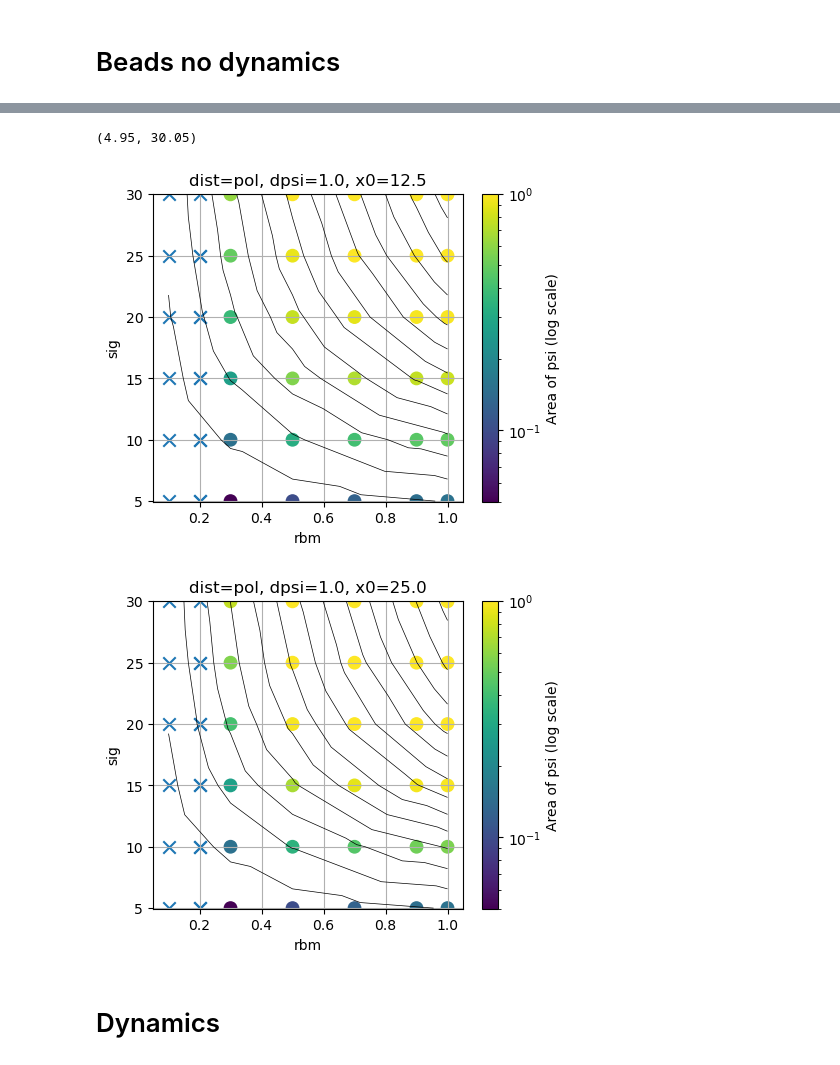
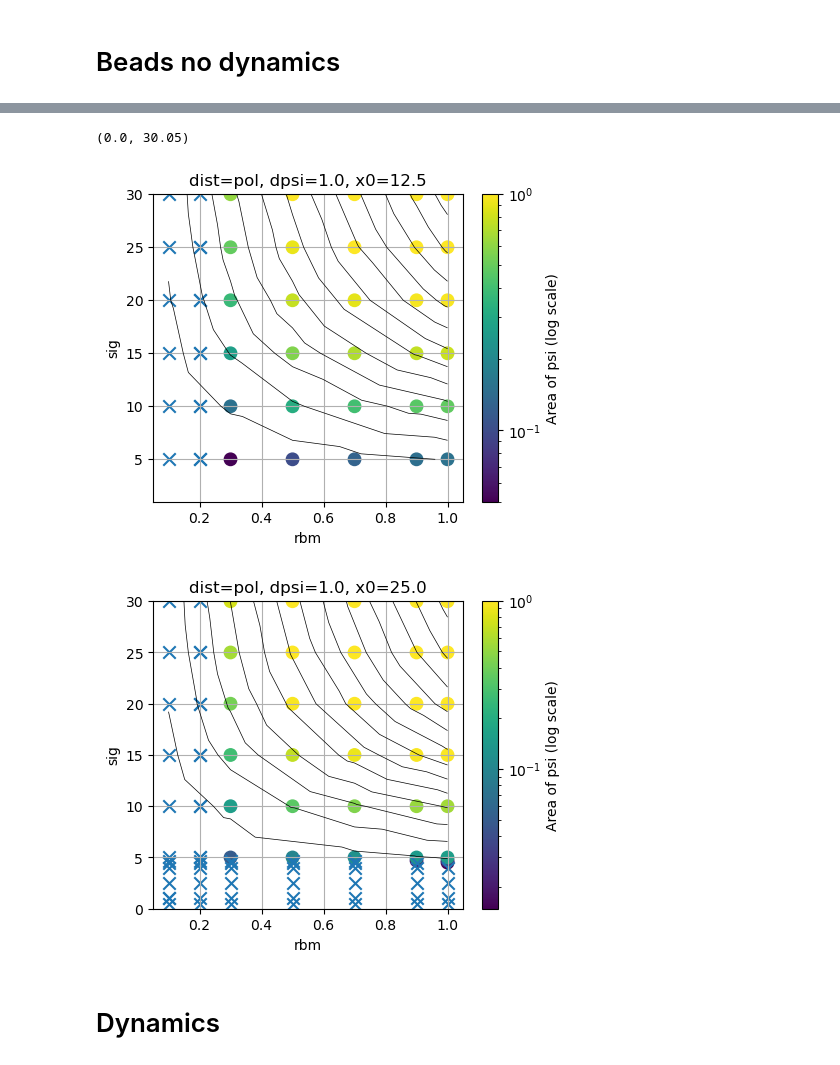
Before and after one commit to pvblop/Memory-Phase-Field-Models, a Jupyter notebook: equation_solver_gauss_dist/analysis_sweep.ipynb, the cells around one changed output, grey strips where cells are left out. Cells and saved outputs as stored; diff of their text form; code cells hidden in the pictures.

```diff
--- a/equation_solver_gauss_dist/analysis_sweep.ipynb
+++ b/equation_solver_gauss_dist/analysis_sweep.ipynb
@@ -324,38 +324,38 @@ plot_binary_phase_scatter(
 d = df.copy()
 d=d[d["x0"] == 12.5]
 sig = d["sig"].values
 rbm = d["rbm"].values
 Nb = d["Nb"].values
 ax.tricontour(rbm, sig, Nb, levels=14, linewidths=0.5, colors='k')
 plt.xlim(0.05, 1.05)
-plt.ylim(4.95, 30.05)
+plt.ylim(1.0, 30.05)
 
 
 
 
 
 fixed["x0"] = 25.0
 fig, ax = plt.subplots(figsize=(5, 4))
 plot_binary_phase_scatter(
     df,
     x="rbm",
     y="sig",
     fixed=fixed,
     ax=ax
 )
 
 d = df.copy()
 d=d[d["x0"] == 25.0]
 sig = d["sig"].values
 rbm = d["rbm"].values
 Nb = d["Nb"].values
 ax.tricontour(rbm, sig, Nb, levels=14, linewidths=0.5, colors='k')
 plt.xlim(0.05, 1.05)
-plt.ylim(4.95, 30.05)
+plt.ylim(0.0, 30.05)
 # %% [output]
-(4.95, 30.05)
+(0.0, 30.05)
-[figure, old version]
+[figure, new version]
-[figure, old version]
+[figure, new version]
 # %% [markdown]
 # Dynamics
 # %%
```
Also changed, not shown: parts of 1 cell of this notebook, 32 other files.
